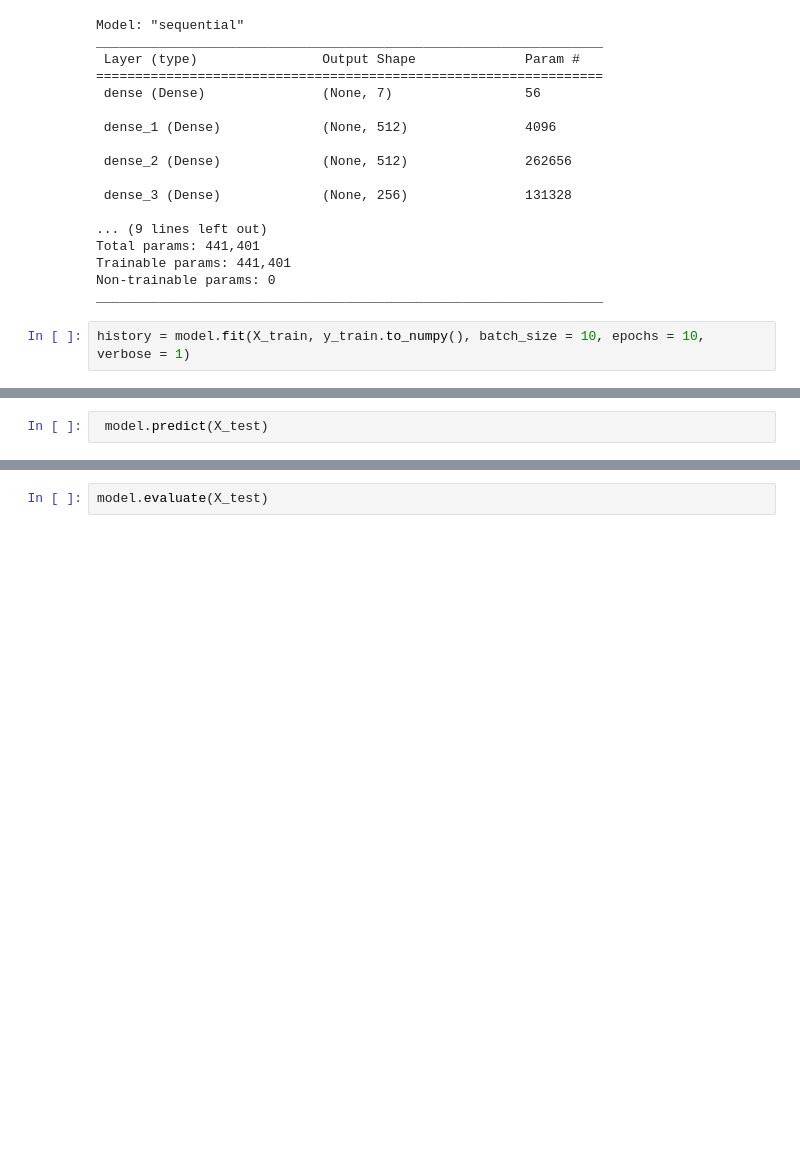
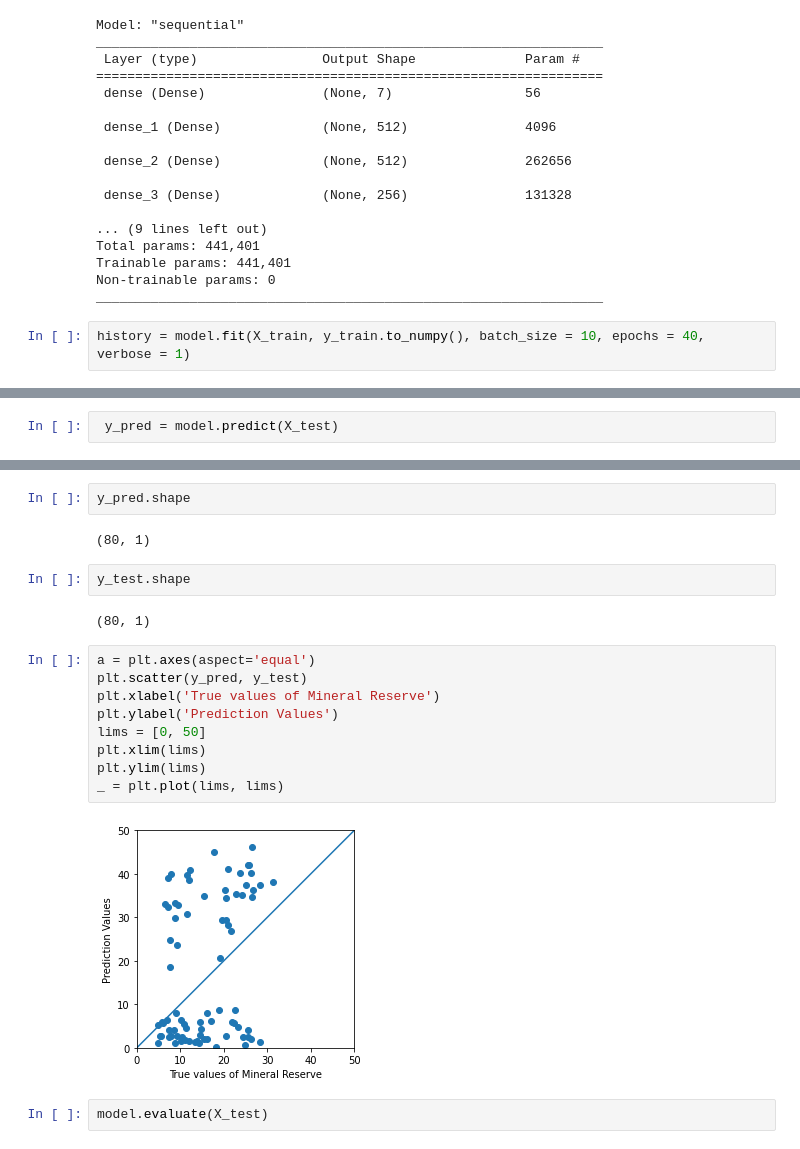
Before and after one commit to AbelJames26/Project_Mining, a Jupyter notebook: project.ipynb, the cells around one changed output, grey strips where cells are left out. Cells and saved outputs as stored; diff of their text form; blank space fills up the shorter version.

```diff
--- a/project.ipynb
+++ b/project.ipynb
@@ -136,5 +136,5 @@ Trainable params: 441,401
 Non-trainable params: 0
 _________________________________________________________________
 # %%
-history = model.fit(X_train, y_train.to_numpy(), batch_size = 10, epochs = 10, verbose = 1)
+history = model.fit(X_train, y_train.to_numpy(), batch_size = 10, epochs = 40, verbose = 1)
 # %% [output]
@@ -161,3 +158,3 @@ Epoch 10/10
 # %%
- model.predict(X_test)
+ y_pred = model.predict(X_test)
 # %% [output]
@@ -166,3 +162,22 @@ Epoch 10/10
+# %%
+y_pred.shape
+# %% [output]
+(80, 1)
+# %%
+y_test.shape
+# %% [output]
+(80, 1)
+# %%
+a = plt.axes(aspect='equal')
+plt.scatter(y_pred, y_test)
+plt.xlabel('True values of Mineral Reserve')
+plt.ylabel('Prediction Values')
+lims = [0, 50]
+plt.xlim(lims)
+plt.ylim(lims)
+_ = plt.plot(lims, lims)
+# %% [output]
+[figure, added]
 # %%
 model.evaluate(X_test)
 # %% [output]
```
Also changed, not shown: parts of 2 cells of this notebook.
